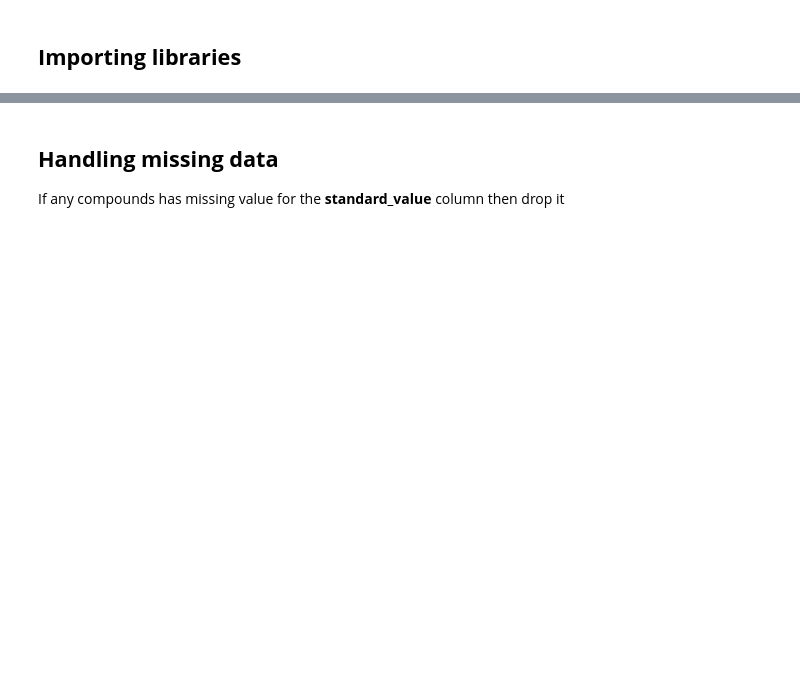
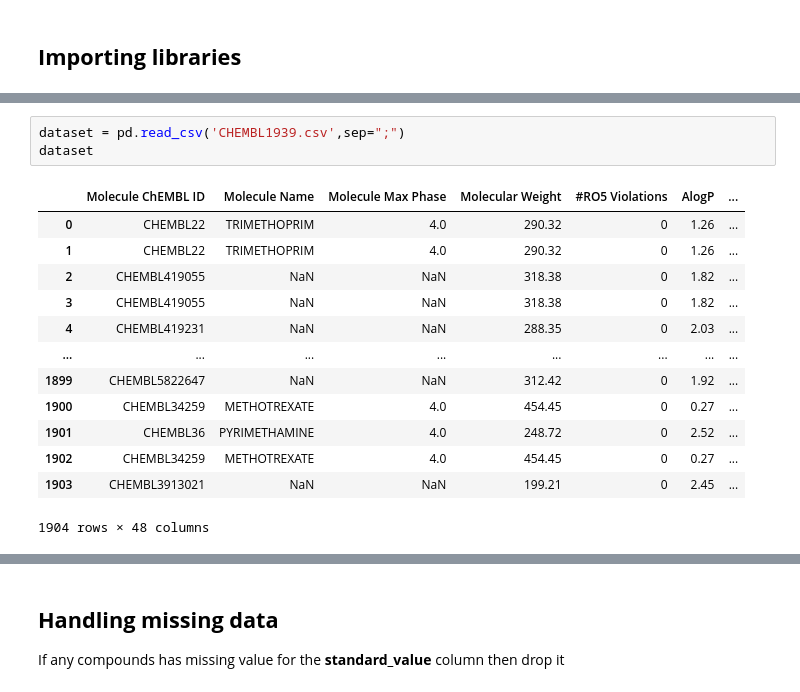
Before and after one commit to Sakhiur2022/QSAR-modeling-for-DHFR-TS, a Jupyter notebook: notebooks/bioactivity_data_preprocessing.ipynb, the cells around one changed output, grey strips where cells are left out. Drawn from its saved outputs; the diff is of its cells as text; blank space fills up the shorter version.

Commit message:
feat(notebook): add preprocessing dataset features

```diff
--- a/notebooks/bioactivity_data_preprocessing.ipynb
+++ b/notebooks/bioactivity_data_preprocessing.ipynb
@@ -126,0 +30,17 @@ action_type,activity_comment,activity_id,activity_properties,assay_chembl_id,ass
+# %%
+dataset = pd.read_csv('CHEMBL1939.csv',sep=";")
+dataset
+# %% [output]
+|  | Molecule ChEMBL ID | Molecule Name | Molecule Max Phase | Molecular Weight | #RO5 Violations | AlogP | ... |
+| 0 | CHEMBL22 | TRIMETHOPRIM | 4.0 | 290.32 | 0 | 1.26 | ... |
+| 1 | CHEMBL22 | TRIMETHOPRIM | 4.0 | 290.32 | 0 | 1.26 | ... |
+| 2 | CHEMBL419055 | NaN | NaN | 318.38 | 0 | 1.82 | ... |
+| 3 | CHEMBL419055 | NaN | NaN | 318.38 | 0 | 1.82 | ... |
+| 4 | CHEMBL419231 | NaN | NaN | 288.35 | 0 | 2.03 | ... |
+| ... | ... | ... | ... | ... | ... | ... | ... |
+| 1899 | CHEMBL5822647 | NaN | NaN | 312.42 | 0 | 1.92 | ... |
+| 1900 | CHEMBL34259 | METHOTREXATE | 4.0 | 454.45 | 0 | 0.27 | ... |
+| 1901 | CHEMBL36 | PYRIMETHAMINE | 4.0 | 248.72 | 0 | 2.52 | ... |
+| 1902 | CHEMBL34259 | METHOTREXATE | 4.0 | 454.45 | 0 | 0.27 | ... |
+| 1903 | CHEMBL3913021 | NaN | NaN | 199.21 | 0 | 2.45 | ... |
+1904 rows × 48 columns
```
Also changed, not shown: parts of 50 cells of this notebook.
